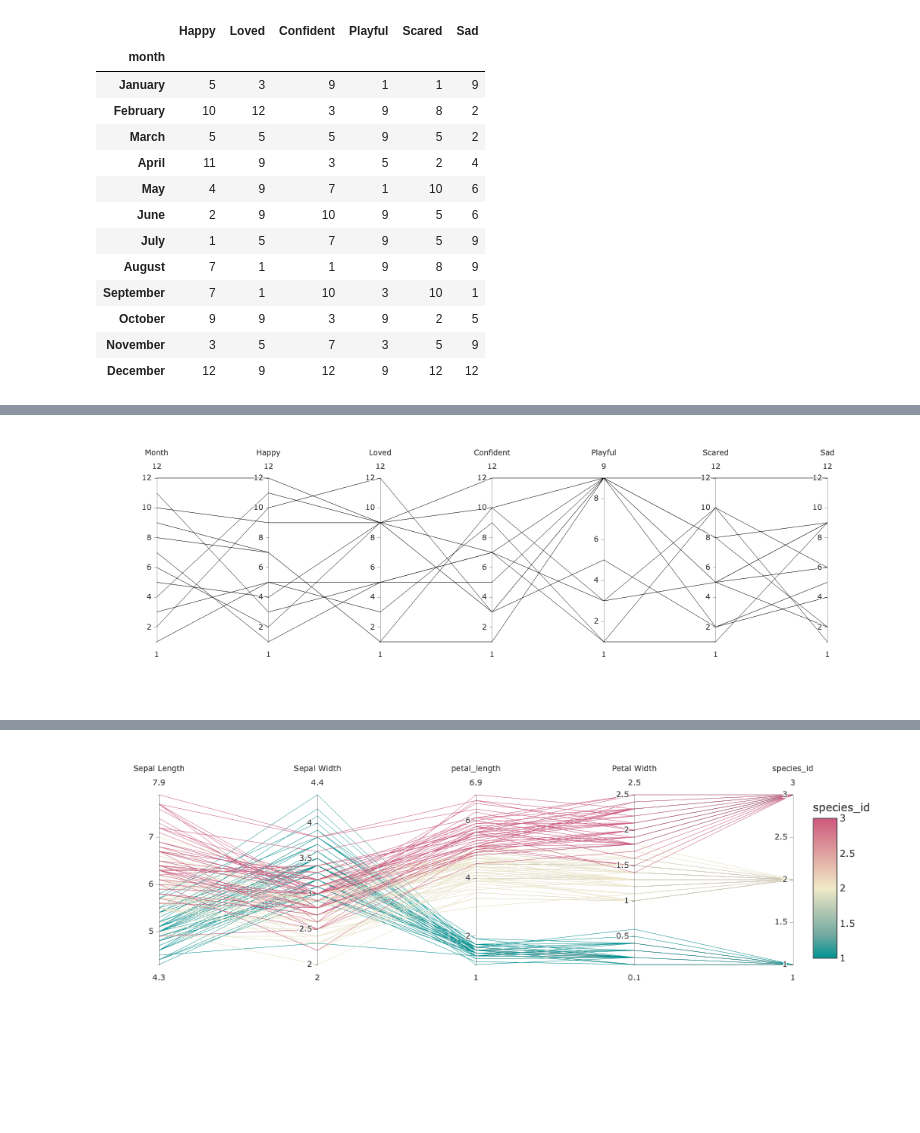
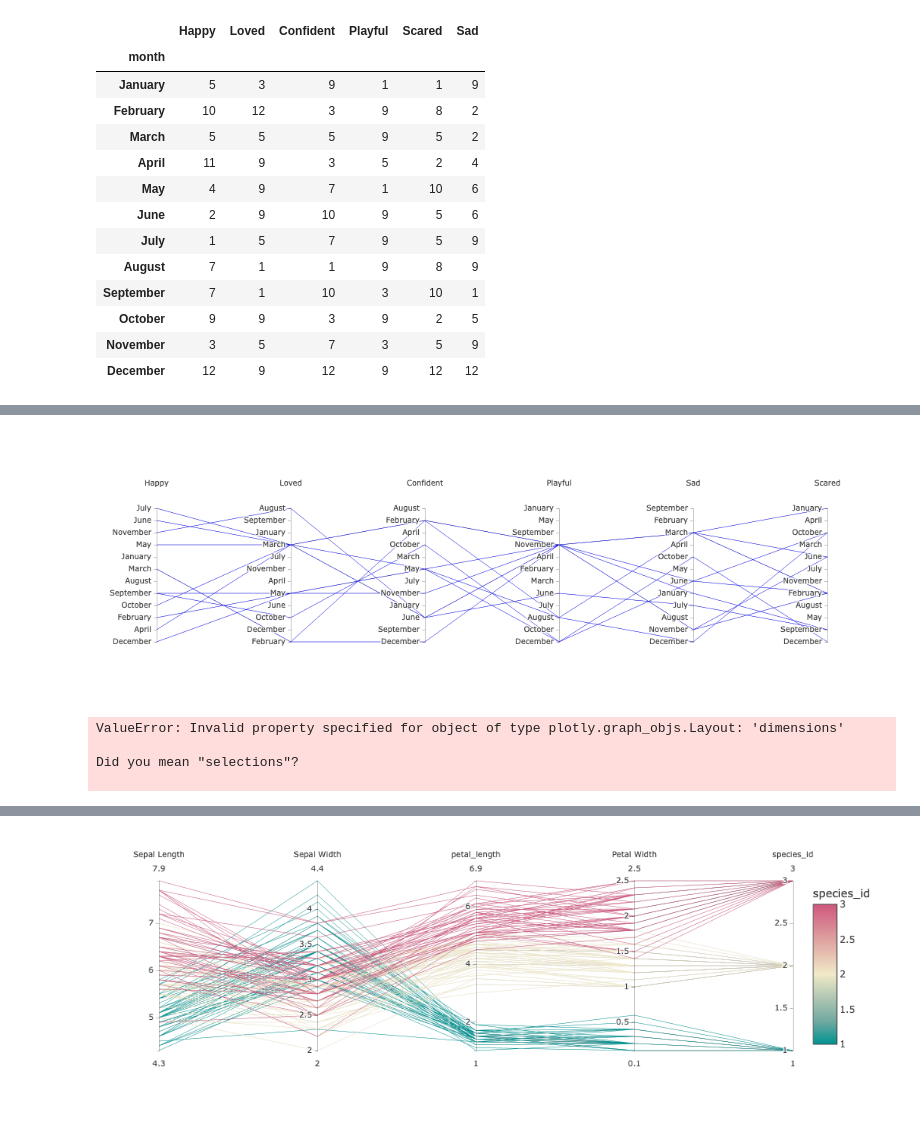
Before and after one commit to martidossi/pixel_year_app, a Jupyter notebook: notebooks/ts_chart.ipynb, the cells around one changed output, grey strips where cells are left out. Cells and saved outputs as stored; diff of their text form; code cells hidden in the pictures; blank space fills up the shorter version.

```diff
--- a/notebooks/ts_chart.ipynb
+++ b/notebooks/ts_chart.ipynb
@@ -576,0 +587,3 @@ df_merged_rank
+# %%
+df_merged_rank = df_merged_rank.drop('Month', axis=1)
+df_merged_rank
@@ -577,3 +617,52 @@ df_merged_rank
+# %%
+import plotly.graph_objects as go
+
+fig = go.Figure(data=
+    go.Parcoords(
+        line_color='blue',
+        dimensions = list([
+            dict(range = [1, 12],
+                 label = 'Happy',
+                 tickvals = list(range(1, 13)),
+                 values = df_merged_rank.Happy,
+                 ticktext = df_pc.Happy
+                ),
+            dict(range = [1, 12],
+                 label = 'Loved',
+                 tickvals = list(range(1, 13)),
+                 values = df_merged_rank.Loved,
+                 ticktext = df_pc.Loved
+                ),
+            dict(range = [1, 12],
+                 label = 'Confident',
+                 tickvals = list(range(1, 13)),
+                 values = df_merged_rank.Confident,
+                 ticktext = df_pc.Confident
+                ),
+            dict(range = [1, 12],
+                 label = 'Playful',
+                 tickvals = list(range(1, 13)),
+                 values = df_merged_rank.Playful,
+                 ticktext = df_pc.Playful
+                ),
+            dict(range = [1, 12],
+                 label = 'Sad',
+                 tickvals = list(range(1, 13)),
+                 values = df_merged_rank.Sad,
+                 ticktext = df_pc.Sad
+                ),
+            dict(range = [1, 12],
+                 label = 'Scared',
+                 tickvals = list(range(1, 13)),
+                 values = df_merged_rank.Scared,
+                 ticktext = df_pc.Scared
+                ),
+        ])
+    )
+)
+fig.show()
+# %% [output]
+[figure, added]
 # %%
 import plotly.express as px
 fig = px.parallel_coordinates(
@@ -583,15 +672,28 @@ fig = px.parallel_coordinates(
 
 fig.update_layout(
     coloraxis_showscale=False,
-    hovermode="x unified",
+    #hovermode="x unified",
     xaxis1=dict(
         tickvals=[1, 2, 3, 4, 5, 6, 7, 8, 9, 10, 11, 12],  # Indices for the months (0 to 11)
         ticktext=["January", "February", "March", "April", "May", "June", "July", "August", "September", "October", "November", "December"],  # Custom month labels
-    )
+    ),
+    dimensions = list([
+            dict(range = [1,12],
+                 values = [1,4]),
+            dict(range = [1.5,5],
+                 values = [3,1.5]),
+            dict(range = [1,5],
+                 values = [2,4]),
+            dict(range = [1,5],
+                 values = [4,2])
+        ])
 )
 fig.show()
 # %% [output]
-[figure, removed]
+ValueError: Invalid property specified for object of type plotly.graph_objs.Layout: 'dimensions'
+
+Did you mean "selections"?
+
 # %%
 import plotly.express as px
 df = px.data.iris()
```
Also changed, not shown: parts of 15 cells of this notebook, 20 other files.
